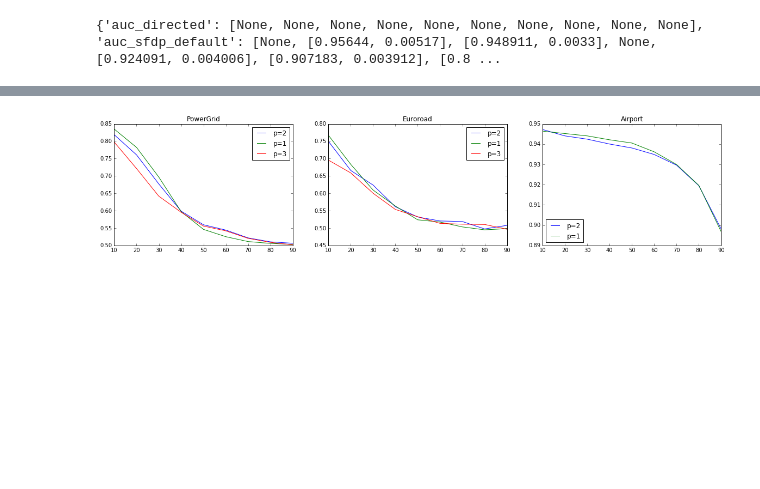
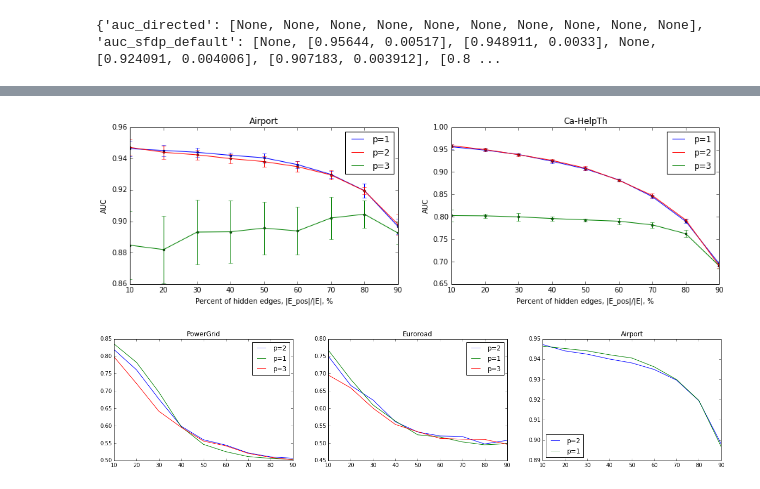
Before and after one commit to KashinYana/link-prediction, a Jupyter notebook: Degeneration.ipynb, the cells around one changed output, grey strips where cells are left out. Saved outputs shown, nothing was run; the diff lists cells and outputs as text; code cells hidden in the pictures; blank space fills up the shorter version.

```diff
--- a/Degeneration.ipynb
+++ b/Degeneration.ipynb
@@ -572,3 +535,67 @@ plt.show()
+# %%
+def get_score(auc):
+    r = []
+    for x in auc[1:]:
+        if x:
+            r.append(x[0])
+        else:
+            r.append(0)
+    return r
+
+
+auc_cacit = extract_data('Ca-HelpTh.txt')
+auc_cacit_1 = extract_data('Ca-HelpTh_p_1.txt')
+auc_cacit_3 = extract_data('Ca-HelpTh_p3.txt')
+
+auc_airport = extract_data('Airport_logs.txt')
+auc_airport_1 = extract_data('Airport_p_1.txt')
+auc_airport_3 = extract_data('Airportp3.txt')
+
+plt.figure(figsize=(15,4))
+
+plt.subplot(1,2,1)
+
+plt.errorbar(N, get_score(auc_airport_3["auc_sfdp_default"]), yerr=get_err(auc_airport_3["auc_sfdp_default"])
+            , fmt='-o', markersize=3, label='SVDS-30', color='green')
+
+plt.errorbar(N, get_score(auc_airport_1["auc_sfdp_default"]), yerr=get_err(auc_airport_1["auc_sfdp_default"])
+            , fmt='-o', marker='o', markersize=3, label='sfdp_default', color='blue')
+plt.errorbar(N, get_score(auc_airport["auc_sfdp_default"]),yerr=get_err(auc_airport["auc_sfdp_default"])
+            , fmt='-o', marker='o', markersize=3, label='NMF-30', color='red')
+
+p1 = mlines.Line2D([], [], color='blue')
+p2 = mlines.Line2D([], [], color='red')
+p3 = mlines.Line2D([], [], color='green')
+
+plt.xlabel('Percent of hidden edges, |E_pos|/|E|, %')
+plt.ylabel('AUC')
+plt.legend([p1, p2, p3], ["p=1", "p=2", "p=3"], fontsize = 'large', loc=1)
+
+plt.title('Airport')
+
+plt.subplot(1,2,2)
+
+plt.errorbar(N, get_score(auc_cacit_3["auc_sfdp_default"]), yerr=get_err(auc_cacit_3["auc_sfdp_default"])
+            , fmt='-o', markersize=3, label='SVDS-30', color='green')
+
+plt.errorbar(N, get_score(auc_cacit_1["auc_sfdp_default"]), yerr=get_err(auc_cacit_1["auc_sfdp_default"])
+            , fmt='-o', marker='o', markersize=3, label='sfdp_default', color='blue')
+plt.errorbar(N, get_score(auc_cacit["auc_sfdp_default"]),yerr=get_err(auc_cacit["auc_sfdp_default"])
+            , fmt='-o', marker='o', markersize=3, label='NMF-30', color='red')
+
+p1 = mlines.Line2D([], [], color='blue')
+p2 = mlines.Line2D([], [], color='red')
+p3 = mlines.Line2D([], [], color='green')
+
+plt.xlabel('Percent of hidden edges, |E_pos|/|E|, %')
+plt.ylabel('AUC')
+plt.legend([p1, p2, p3], ["p=1", "p=2", "p=3"], fontsize = 'large', loc=1)
+
+plt.title('Ca-HelpTh')
+
+plt.show()
+# %% [output]
+[figure, added]
 # %%
 plt.figure(figsize=(20,4))
 
```
Also changed, not shown: parts of 1 cell of this notebook, 8 other files.
